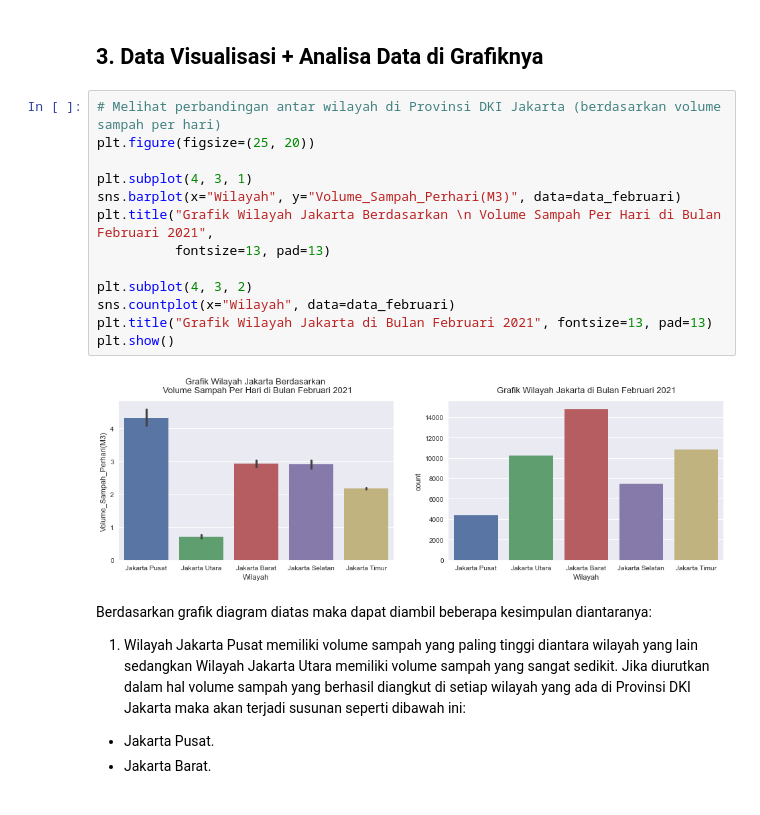
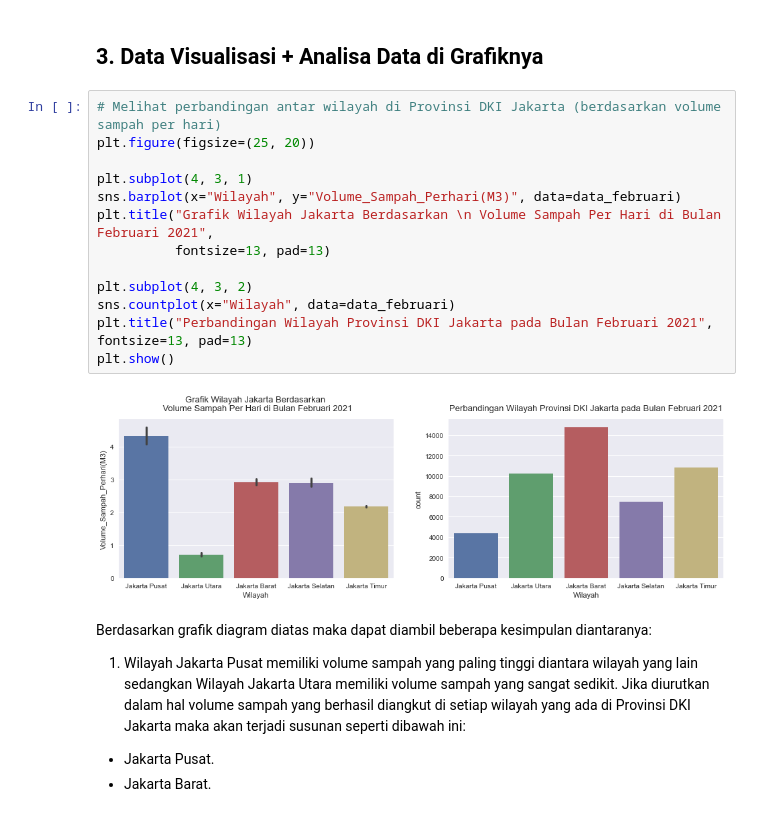
Before and after one commit to pramudianzaheka92/ProjectTugasAkhir, a Jupyter notebook: 2 - 2021/Prediksi Tingkat Pengangkutan Volume Sampah di Bulan Februari 2021.ipynb, the cells around one changed output. Cells and saved outputs as stored; diff of their text form.

Commit message:
Update Title Grafik Batang terkait Wilayah Prov DKI Jakarta Bulan Februari 2021

```diff
--- a/2 - 2021/Prediksi Tingkat Pengangkutan Volume Sampah di Bulan Februari 2021.ipynb
+++ b/2 - 2021/Prediksi Tingkat Pengangkutan Volume Sampah di Bulan Februari 2021.ipynb
@@ -393,18 +393,18 @@ Terdapat 1.596 nilai outliers yang ada di kolom "Panjang/Luas". Hal ini sangat j
 # %%
 # Melihat perbandingan antar wilayah di Provinsi DKI Jakarta (berdasarkan volume sampah per hari)
 plt.figure(figsize=(25, 20))
 
 plt.subplot(4, 3, 1)
 sns.barplot(x="Wilayah", y="Volume_Sampah_Perhari(M3)", data=data_februari)
 plt.title("Grafik Wilayah Jakarta Berdasarkan \n Volume Sampah Per Hari di Bulan Februari 2021",
           fontsize=13, pad=13)
 
 plt.subplot(4, 3, 2)
 sns.countplot(x="Wilayah", data=data_februari)
-plt.title("Grafik Wilayah Jakarta di Bulan Februari 2021", fontsize=13, pad=13)
+plt.title("Perbandingan Wilayah Provinsi DKI Jakarta pada Bulan Februari 2021", fontsize=13, pad=13)
 plt.show()
 # %% [output]
-[figure, old version]
+[figure, new version]
 # %% [markdown]
 Berdasarkan grafik diagram diatas maka dapat diambil beberapa kesimpulan diantaranya:
 
```
Also changed, not shown: parts of 12 cells of this notebook.
